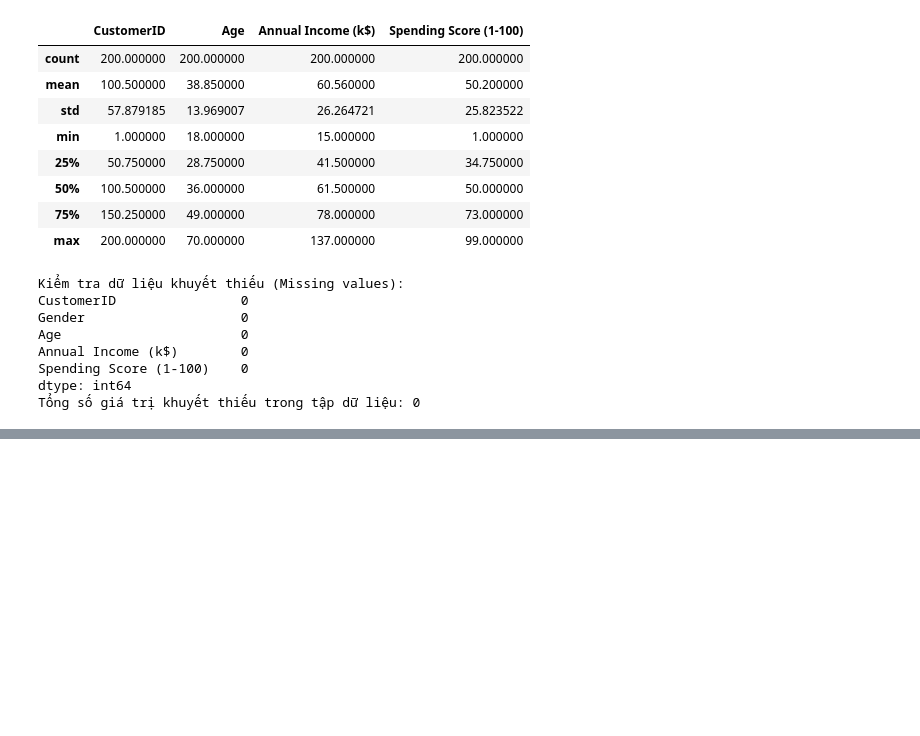
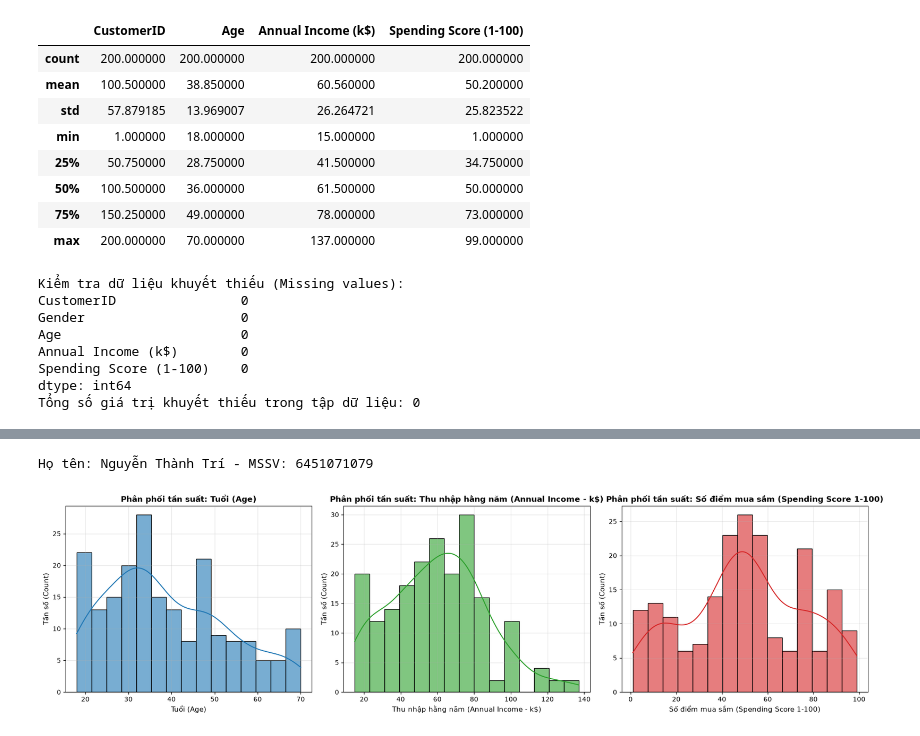
Before and after one commit to TriNguyenThanh/6451071079_Lab23, a Jupyter notebook: model/6451071079_LAB3_Bai5.ipynb, the cells around one changed output, grey strips where cells are left out. Saved outputs shown, nothing was run; the diff lists cells and outputs as text; code cells hidden in the pictures; blank space fills up the shorter version.

```diff
--- a/model/6451071079_LAB3_Bai5.ipynb
+++ b/model/6451071079_LAB3_Bai5.ipynb
@@ -103,0 +107,23 @@ Tổng số giá trị khuyết thiếu trong tập dữ liệu: 0
+# %%
+# Nguyễn Thành Trí - MSSV: 6451071079
+print("Họ tên: Nguyễn Thành Trí - MSSV: 6451071079")
+
+features = ['Age', 'Annual Income (k$)', 'Spending Score (1-100)']
+feature_names_vi = ['Tuổi (Age)', 'Thu nhập hằng năm (Annual Income - k$)', 'Số điểm mua sắm (Spending Score 1-100)']
+colors = ['#1f77b4', '#2ca02c', '#d62728']
+
+plt.figure(figsize=(18, 5))
+
+for i, (col, col_name, color) in enumerate(zip(features, feature_names_vi, colors), 1):
+    plt.subplot(1, 3, i)
+    sns.histplot(df[col], kde=True, color=color, bins=15, edgecolor='black', alpha=0.6)
+    plt.title(f'Phân phối tần suất: {col_name}', fontsize=12, fontweight='bold')
+    plt.xlabel(col_name, fontsize=11)
+    plt.ylabel('Tần số (Count)', fontsize=11)
+    plt.grid(True, alpha=0.3)
+
+plt.tight_layout()
+plt.show()
+# %% [output]
+Họ tên: Nguyễn Thành Trí - MSSV: 6451071079
+[figure, added]
```
Also changed, not shown: parts of 1 cell of this notebook.
